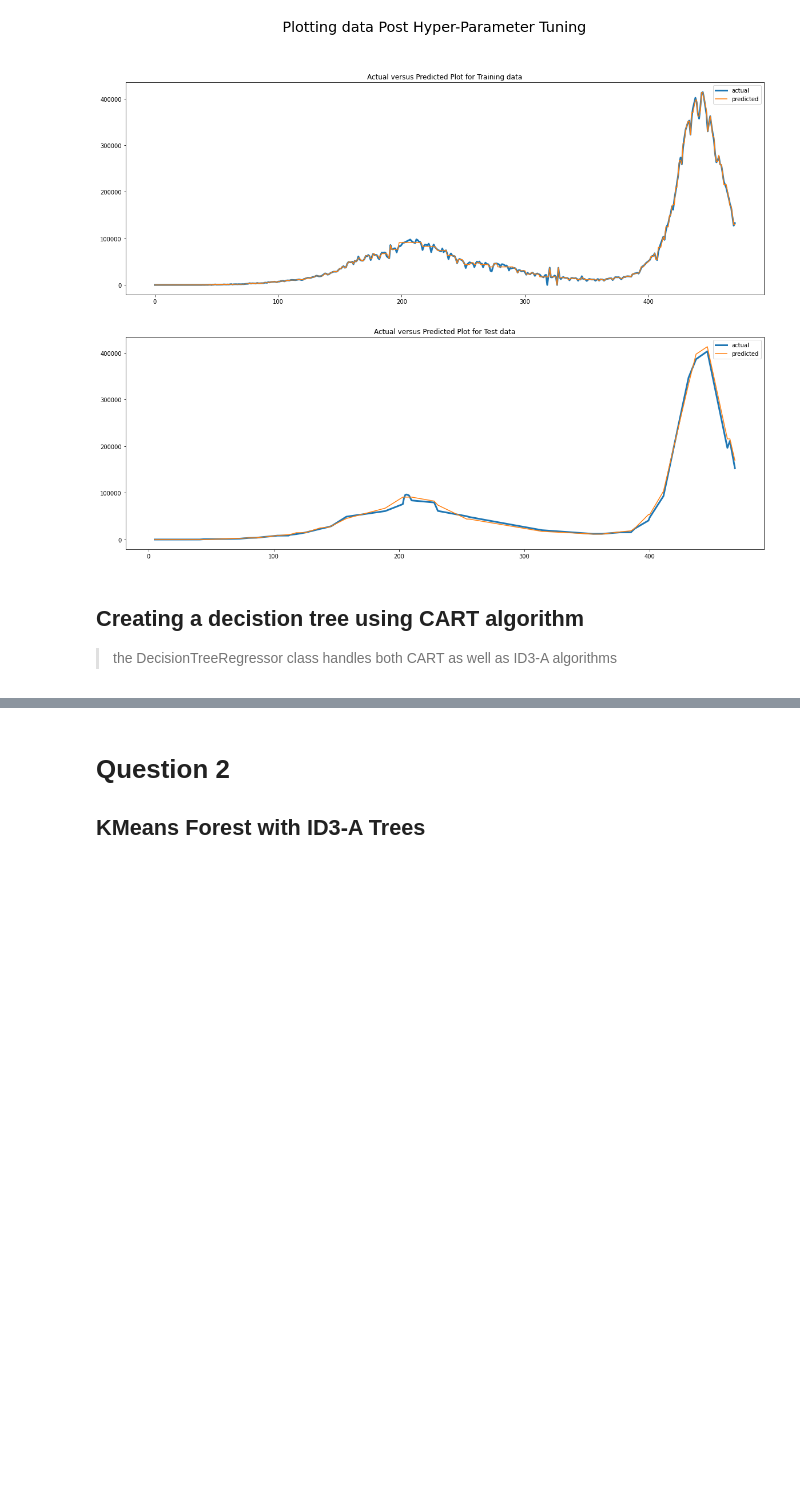
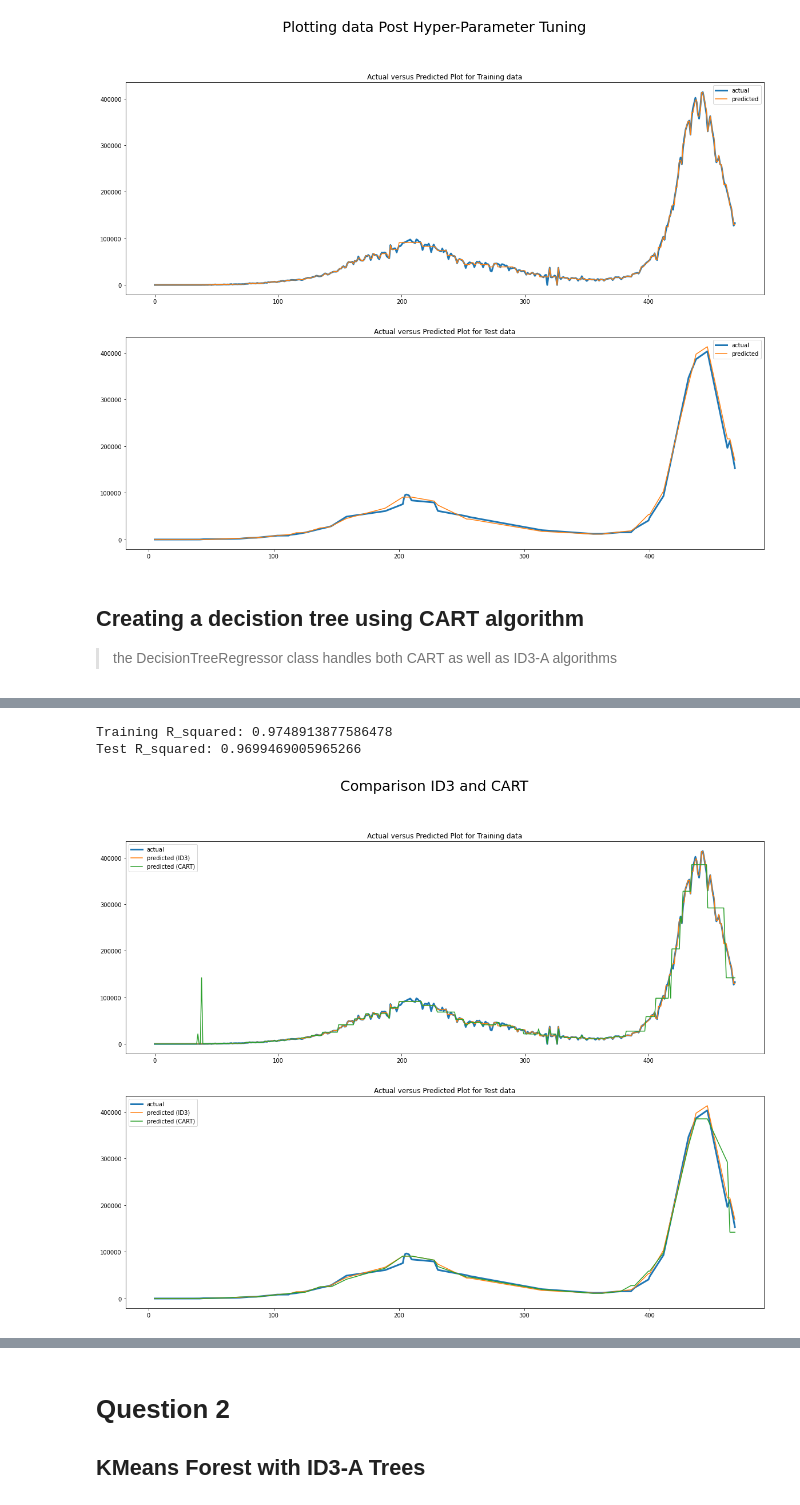
Before and after one commit to Pulkit-m/Machine-Learning, a Jupyter notebook: assignment1/assignment1.ipynb, the cells around one changed output, grey strips where cells are left out. Drawn from its saved outputs; the diff is of its cells as text; code cells hidden in the pictures; blank space fills up the shorter version.

```diff
--- a/assignment1/assignment1.ipynb
+++ b/assignment1/assignment1.ipynb
@@ -511,8 +511,8 @@ From the grid search table we can see that the optimal value for the max_depth a
 # %% [markdown]
 ### Retraining the decision tree on optimal parameters of the tree
 # %%
-regressor = DecisionTreeRegressor(train_df, min_samples = 3, max_depth = 9, algo = 'id3')
-tree = regressor.build_tree(train_df)
+regressor_id3 = DecisionTreeRegressor(train_df, min_samples = 3, max_depth = 9, algo = 'id3')
+tree_id3 = regressor_id3.build_tree(train_df)
 # %% [output]
 returning a leaf of depth 5
 returning a leaf of depth 5
@@ -563,0 +828,3 @@ plt.show()
+# %%
+regressor_cart = DecisionTreeRegressor(train_df, min_samples = 15, max_depth = 18, algo = "CART")
+tree_cart = regressor_cart.build_tree(train_df)
@@ -563,0 +849,30 @@ plt.show()
+# %%
+print("Training R_squared: {}\nTest R_squared: {}".format(regressor_cart.r_squared(train_df, tree_cart), regressor_cart.r_squared(test_df, tree_cart)))
+# %% [output]
+Training R_squared: 0.9748913877586478
+Test R_squared: 0.9699469005965266
+# %%
+actual_values = train_df.iloc[:,-1].sort_index()
+predicted_values_id3 = train_df.apply(regressor_id3.predict_sample, axis = 1, args = (tree_id3,)).sort_index()
+predicted_values_cart = train_df.apply(regressor_cart.predict_sample, axis = 1, args = (tree_cart,)).sort_index()
+fig, ax = plt.subplots(2,1, figsize = (20,15))
+ax[0].plot(actual_values, linewidth = 3, label = "actual")
+ax[0].plot(predicted_values_id3, label = "predicted (ID3)")
+ax[0].plot(predicted_values_cart, label = "predicted (CART)")
+ax[0].legend()
+ax[0].set_title("Actual versus Predicted Plot for Training data")
+
+
+actual_values = test_df.iloc[:,-1].sort_index()
+predicted_values_id3 = test_df.apply(regressor_id3.predict_sample, axis = 1, args = (tree_id3,)).sort_index()
+predicted_values_cart = test_df.apply(regressor_cart.predict_sample, axis = 1, args = (tree_cart,)).sort_index()
+ax[1].plot(actual_values, linewidth = 3, label = "actual")
+ax[1].plot(predicted_values_id3, label = "predicted (ID3)")
+ax[1].plot(predicted_values_cart, label = "predicted (CART)")
+ax[1].legend()
+ax[1].set_title("Actual versus Predicted Plot for Test data")
+plt.suptitle("Comparison ID3 and CART",size = 25)
+plt.savefig("./plots/Actual vs Predicted post Pruning ID3 vs CART.png")
+plt.show()
+# %% [output]
+[figure, added]
```
Also changed, not shown: parts of 11 cells of this notebook, 2 other files.
